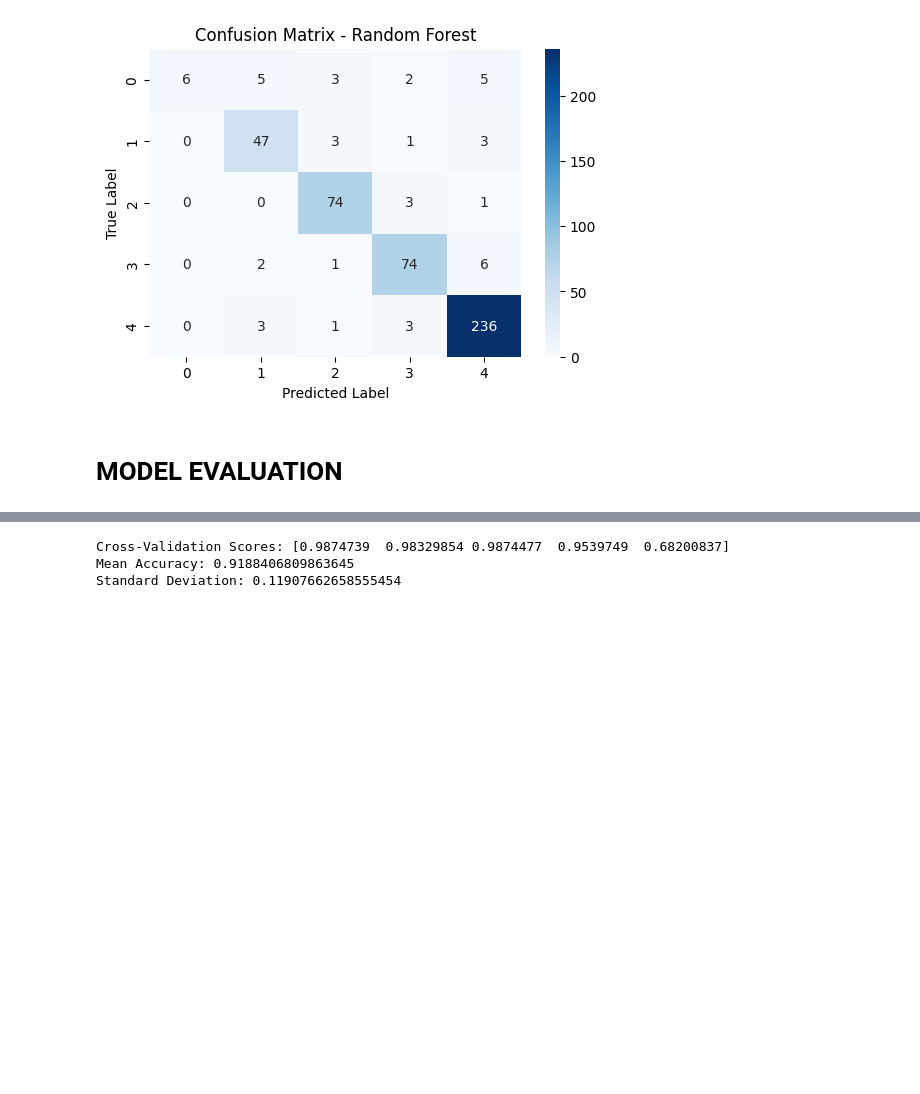
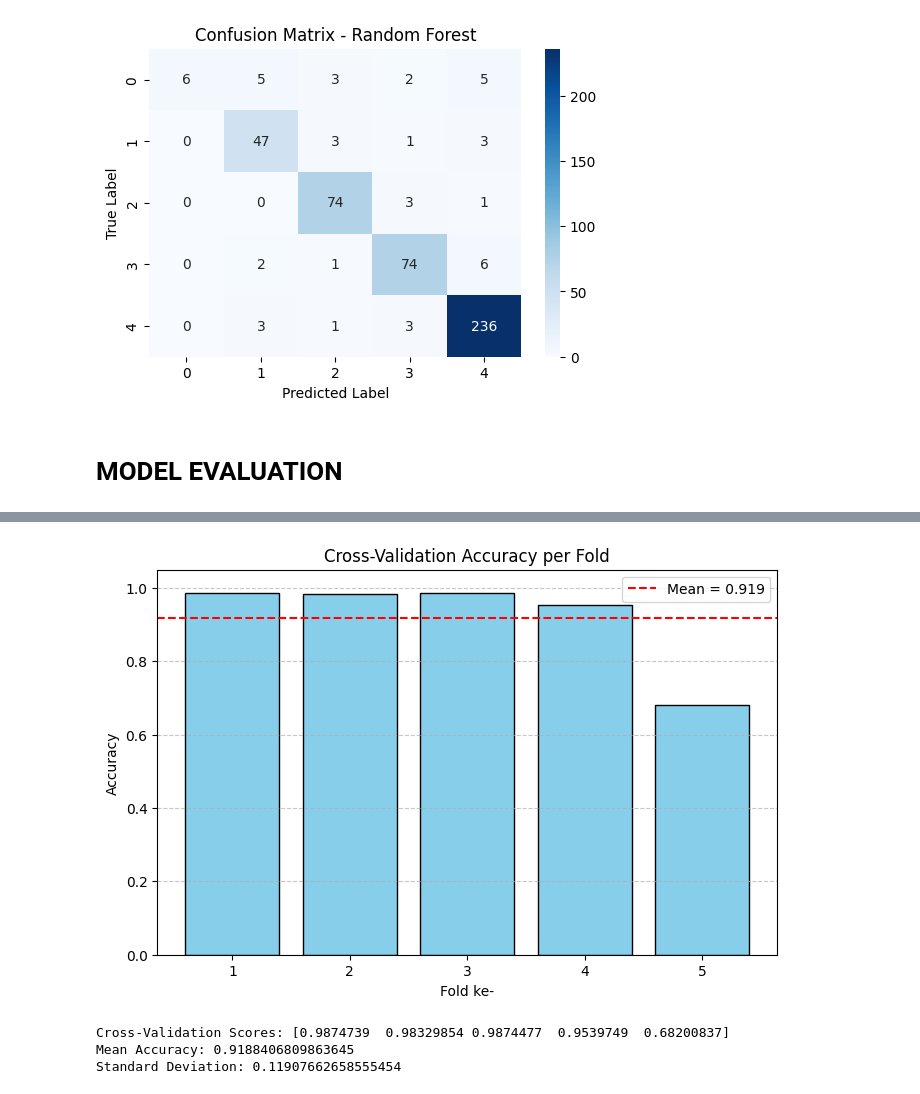
Before and after one commit to RandiBro234/Machine-Learning-Workflow-, a Jupyter notebook: Machine_Learning_Workflow.ipynb, the cells around one changed output, grey strips where cells are left out. Drawn from its saved outputs; the diff is of its cells as text; code cells hidden in the pictures; blank space fills up the shorter version.

```diff
--- a/Machine_Learning_Workflow.ipynb
+++ b/Machine_Learning_Workflow.ipynb
@@ -394,14 +421,30 @@ AUC Score (macro average): 0.9017
 # %%
 # Cross Validation
+import matplotlib.pyplot as plt
+import numpy as np
 from sklearn.model_selection import cross_val_score
 
 # Lakukan 5-fold cross-validation
 cv_scores = cross_val_score(rf_model, X_scaled, y, cv=5, scoring='accuracy')
 
+folds = np.arange(1, len(cv_scores) + 1)
+
+plt.figure(figsize=(8,5))
+plt.bar(folds, cv_scores, color='skyblue', edgecolor='black')
+plt.axhline(np.mean(cv_scores), color='red', linestyle='--', label=f'Mean = {np.mean(cv_scores):.3f}')
+plt.title('Cross-Validation Accuracy per Fold')
+plt.xlabel('Fold ke-')
+plt.ylabel('Accuracy')
+plt.ylim(0,1.05)
+plt.legend()
+plt.grid(axis='y', linestyle='--', alpha=0.7)
+plt.show()
+
 print("Cross-Validation Scores:", cv_scores)
 print("Mean Accuracy:", np.mean(cv_scores))
 print("Standard Deviation:", np.std(cv_scores))
 # %% [output]
+[figure, added]
 Cross-Validation Scores: [0.9874739  0.98329854 0.9874477  0.9539749  0.68200837]
 Mean Accuracy: 0.9188406809863645
 Standard Deviation: 0.11907662658555454
```
Also changed, not shown: parts of 2 cells of this notebook.
